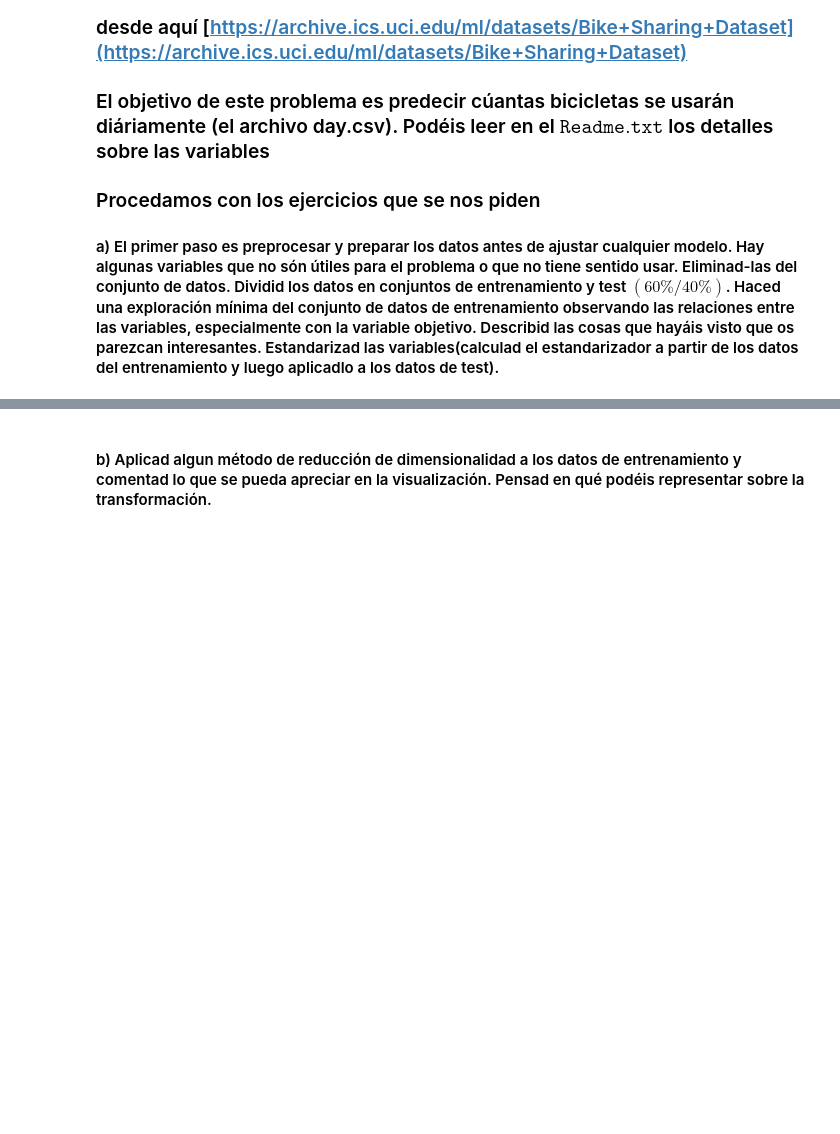
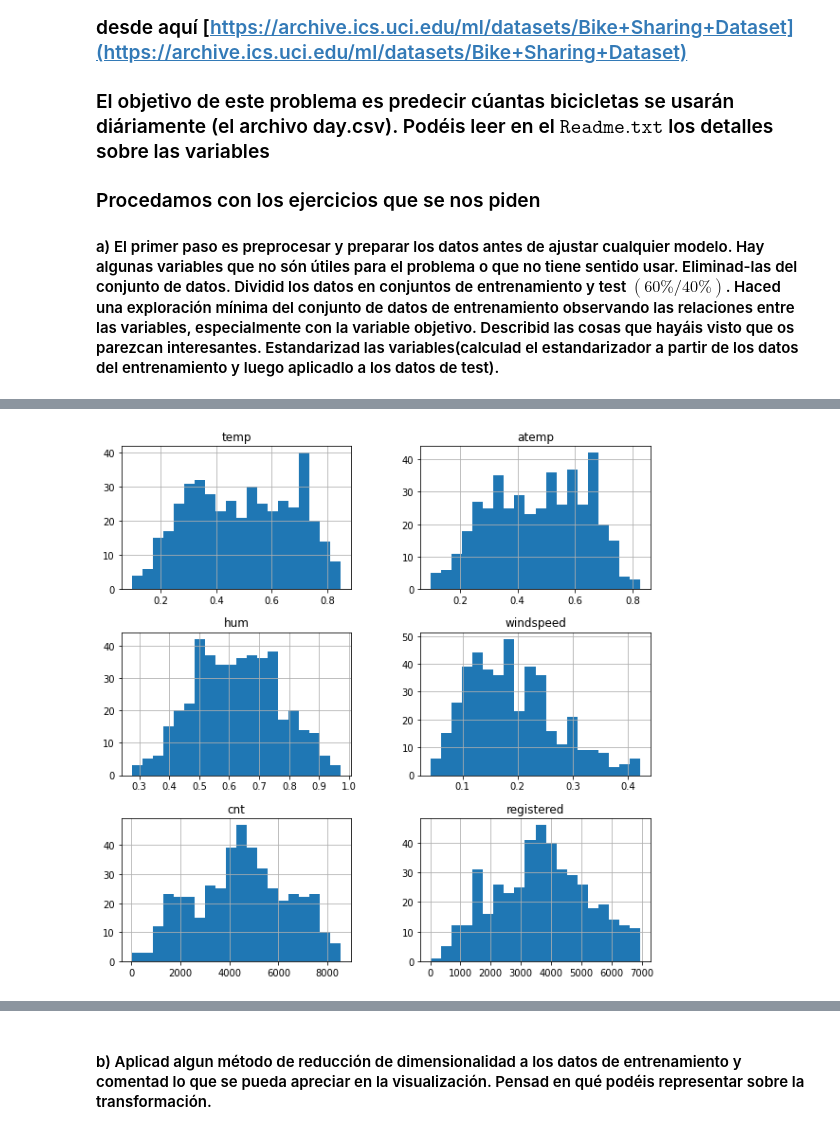
Before and after one commit to cuberhaus/APA, a Jupyter notebook: Problema2/ProblemaLlista2-GRUPAL.ipynb, the cells around one changed output, grey strips where cells are left out. Cells and saved outputs as stored; diff of their text form; code cells hidden in the pictures; blank space fills up the shorter version.

Commit message:
pequenha evaluacion de los datos

```diff
--- a/Problema2/ProblemaLlista2-GRUPAL.ipynb
+++ b/Problema2/ProblemaLlista2-GRUPAL.ipynb
@@ -19,0 +43,3 @@
+# %%
+bicicletas_data = pd.read_csv("./Bike-Sharing-Dataset/day.csv", header=0, delimiter=',')
+bicicletas_data.head()
@@ -19,0 +73,6 @@
+# %%
+# no hay datos faltantes
+# posible datos inecesarios
+# season, yr, mnth, holiday, weekday, workingday (embutidos en fecha)
+bicicletas_data.drop(columns=['yr', 'instant'], inplace=True) # ejemplo, me cargo year
+bicicletas_data.describe(include='all').T
@@ -19,0 +95,3 @@
+# %%
+bicicletas_train, bicicletas_test = train_test_split(bicicletas_data, test_size=0.4, random_state=0)
+bicicletas_train.shape, bicicletas_test.shape
@@ -19,0 +118,4 @@
+# %%
+bicicletas_train.loc[:,['temp','atemp', 'hum', 'windspeed', 'cnt', 'registered']].hist(bins=20, figsize=(10,10));
+# %% [output]
+[figure, added]
```
Also changed, not shown: parts of 10 cells of this notebook.
